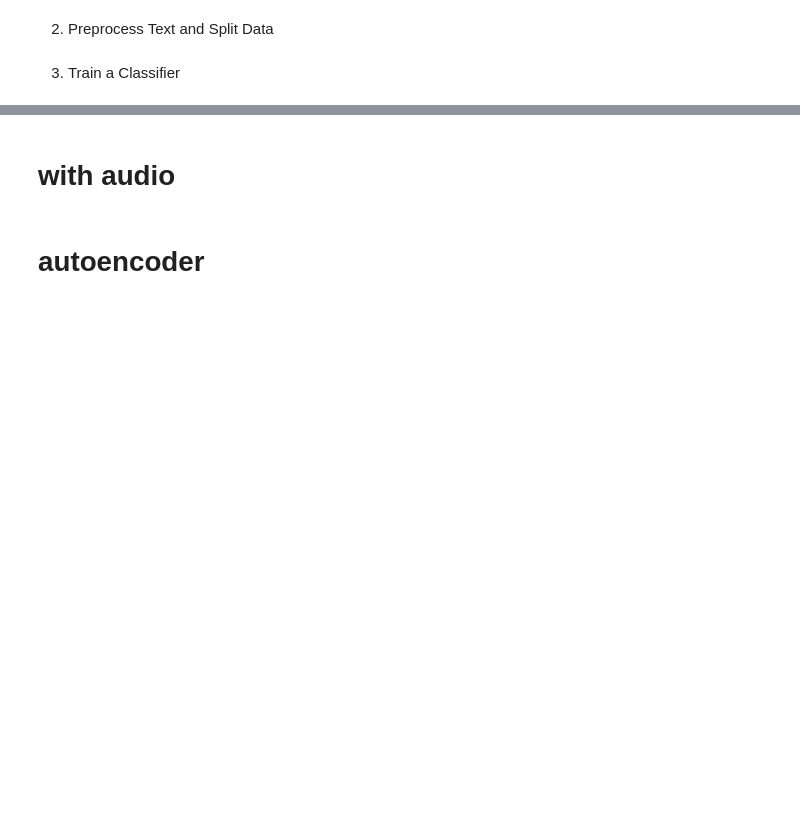
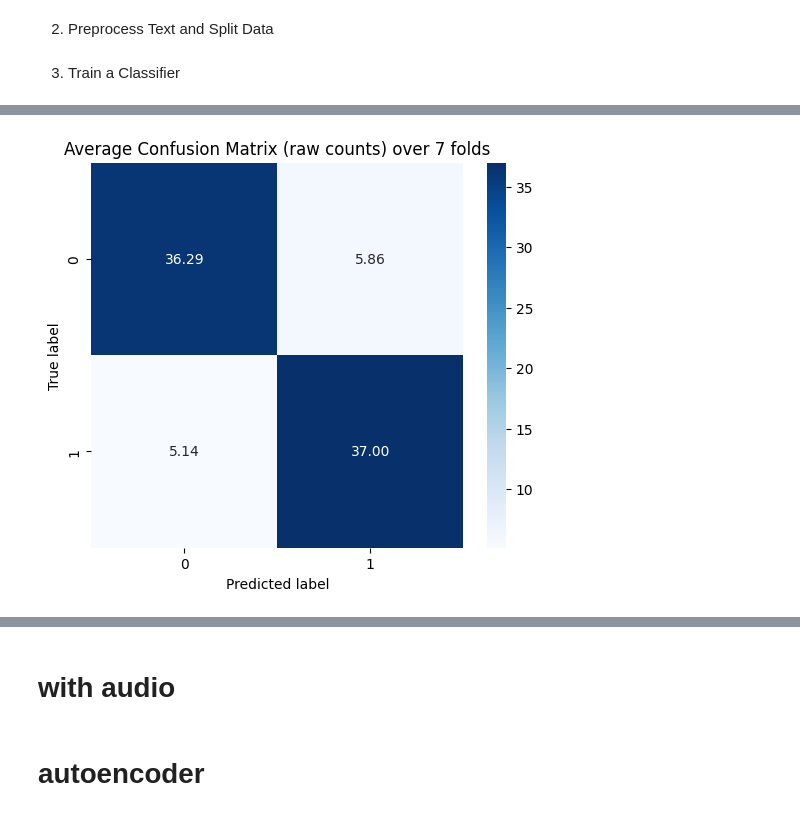
Before and after one commit to jmp-22/CMPT419Project, a Jupyter notebook: supervise_AI_tranning.ipynb, the cells around one changed output, grey strips where cells are left out. Drawn from its saved outputs; the diff is of its cells as text; code cells hidden in the pictures; blank space fills up the shorter version.

```diff
--- a/supervise_AI_tranning.ipynb
+++ b/supervise_AI_tranning.ipynb
@@ -86,0 +135,91 @@ print("Confusion Matrix:\n", confusion_matrix(y_test, y_pred))
+# %%
+from sklearn.model_selection import StratifiedKFold
+from sklearn.linear_model import LogisticRegression
+from sklearn.metrics import confusion_matrix
+import numpy as np
+import seaborn as sns
+import matplotlib.pyplot as plt
+
+# assume X, y are ready
+kf = StratifiedKFold(n_splits=7, shuffle=True, random_state=42)
+classes = np.unique(y)
+
+# placeholders for sums
+cm_sum      = np.zeros((len(classes), len(classes)), dtype=int)
+cm_norm_sum = np.zeros((len(classes), len(classes)), dtype=float)
+
+for train_idx, test_idx in kf.split(X, y):
+    X_train, X_test = X[train_idx], X[test_idx]
+    y_train, y_test = y[train_idx], y[test_idx]
+
+    clf = LogisticRegression(max_iter=5000)
+    clf.fit(X_train, y_train)
+    y_pred = clf.predict(X_test)
+
+    # raw confusion matrix (fixed label order)
+    cm = confusion_matrix(y_test, y_pred, labels=classes)
+    cm_sum += cm
+
+    # normalized (row-wise) for this fold
+    cm_norm = cm.astype('float') / cm.sum(axis=1)[:, np.newaxis]
+    cm_norm_sum += cm_norm
+
+# Number of folds
+k = 7
+
+# 1) Average raw counts per fold
+cm_avg_raw = cm_sum / k
+
+# 2) Average normalized matrix
+cm_avg_norm = cm_norm_sum / k
+
+# ---- Plot average raw CM ----
+plt.figure(figsize=(6,5))
+sns.heatmap(
+    cm_avg_raw,
+    annot=True,
+    fmt='.2f',           # show fractional averages
+    cmap='Blues',
+    xticklabels=classes,
+    yticklabels=classes
+)
+plt.title("Average Confusion Matrix (raw counts) over 7 folds")
+plt.ylabel("True label")
+plt.xlabel("Predicted label")
+plt.show()
+
+# ---- Plot average normalized CM ----
+plt.figure(figsize=(6,5))
+sns.heatmap(
+    cm_avg_norm,
+    annot=True,
+    fmt='.2f',           # average % per cell
+    cmap='Greens',
+    xticklabels=classes,
+    yticklabels=classes
+)
+plt.title("Average Normalized Confusion Matrix over 7 folds")
+plt.ylabel("True label")
+plt.xlabel("Predicted label")
+plt.show()
+
+
+# Automatically evaluate the model using cross-validation
+from sklearn.model_selection import cross_validate
+
+clf = LogisticRegression(max_iter=5000)
+scoring = ['accuracy', 'precision', 'recall', 'f1']
+
+scores = cross_validate(
+    clf, X, y,
+    cv=7,
+    scoring=scoring,
+    return_train_score=False
+)
+
+# Print mean and std for each metric
+for metric in scoring:
+    m = scores[f'test_{metric}']
+    print(f"{metric.capitalize():>9}: {m.mean():.3f} ± {m.std():.3f}")
+# %% [output]
+[figure, added]
```
Also changed, not shown: parts of 3 cells of this notebook, 1 other file.
